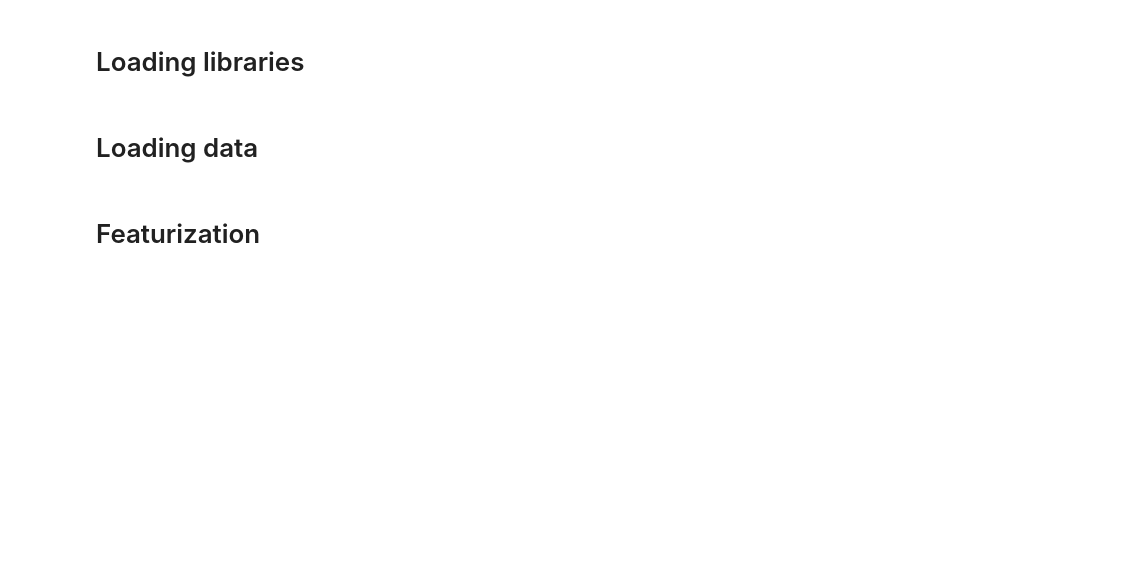
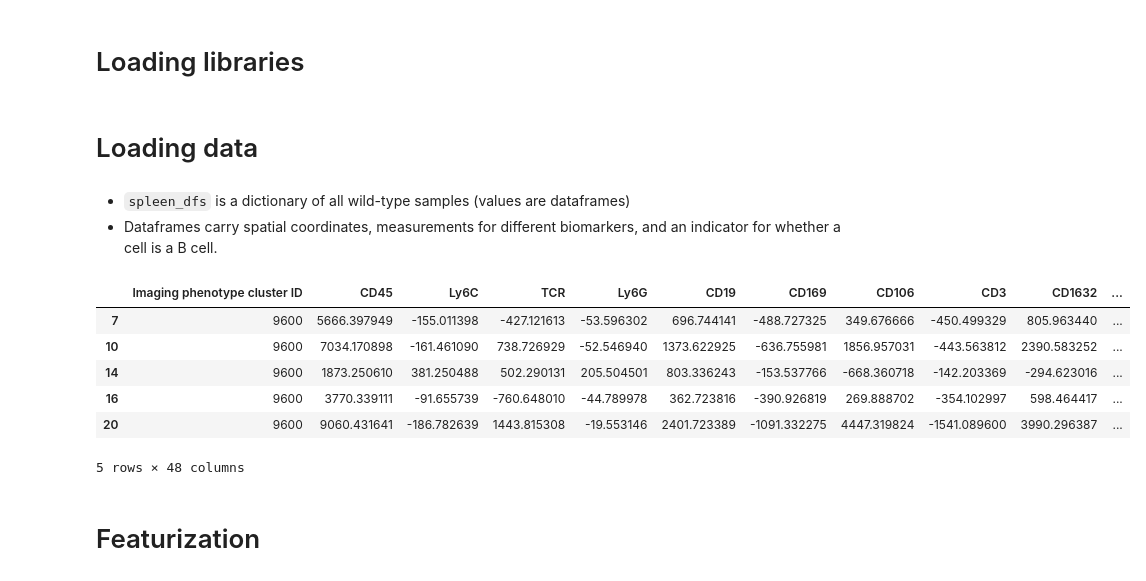
Before and after one commit to chenjia-lin/eval-slda, a Jupyter notebook: examples/Simplified_CODEX_Spatial_LDA.ipynb, the cells around one changed output. Cells and saved outputs as stored; diff of their text form; code cells hidden in the pictures; blank space fills up the shorter version.

```diff
--- a/examples/Simplified_CODEX_Spatial_LDA.ipynb
+++ b/examples/Simplified_CODEX_Spatial_LDA.ipynb
@@ -50,0 +46,3 @@ spleen_dfs = dict(zip(wt_samples, [ codex_df_dict[x] for x in wt_samples]))
+# %% [markdown]
+* `spleen_dfs` is a dictionary of all wild-type samples (values are dataframes)
+* Dataframes carry spatial coordinates, measurements for different biomarkers, and an indicator for whether a cell is a B cell.
@@ -51,2 +55,12 @@ spleen_dfs = dict(zip(wt_samples, [ codex_df_dict[x] for x in wt_samples]))
+# %%
+spleen_dfs["BALBc-1"].head()
+# %% [output]
+|  | Imaging phenotype cluster ID | CD45 | Ly6C | TCR | Ly6G | CD19 | CD169 | CD106 | CD3 | CD1632 | ... |
+| 7 | 9600 | 5666.397949 | -155.011398 | -427.121613 | -53.596302 | 696.744141 | -488.727325 | 349.676666 | -450.499329 | 805.963440 | ... |
+| 10 | 9600 | 7034.170898 | -161.461090 | 738.726929 | -52.546940 | 1373.622925 | -636.755981 | 1856.957031 | -443.563812 | 2390.583252 | ... |
+| 14 | 9600 | 1873.250610 | 381.250488 | 502.290131 | 205.504501 | 803.336243 | -153.537766 | -668.360718 | -142.203369 | -294.623016 | ... |
+| 16 | 9600 | 3770.339111 | -91.655739 | -760.648010 | -44.789978 | 362.723816 | -390.926819 | 269.888702 | -354.102997 | 598.464417 | ... |
+| 20 | 9600 | 9060.431641 | -186.782639 | 1443.815308 | -19.553146 | 2401.723389 | -1091.332275 | 4447.319824 | -1541.089600 | 3990.296387 | ... |
+5 rows × 48 columns
 # %% [markdown]
 # Featurization
```
Also changed, not shown: parts of 16 cells of this notebook, 1 other file.
